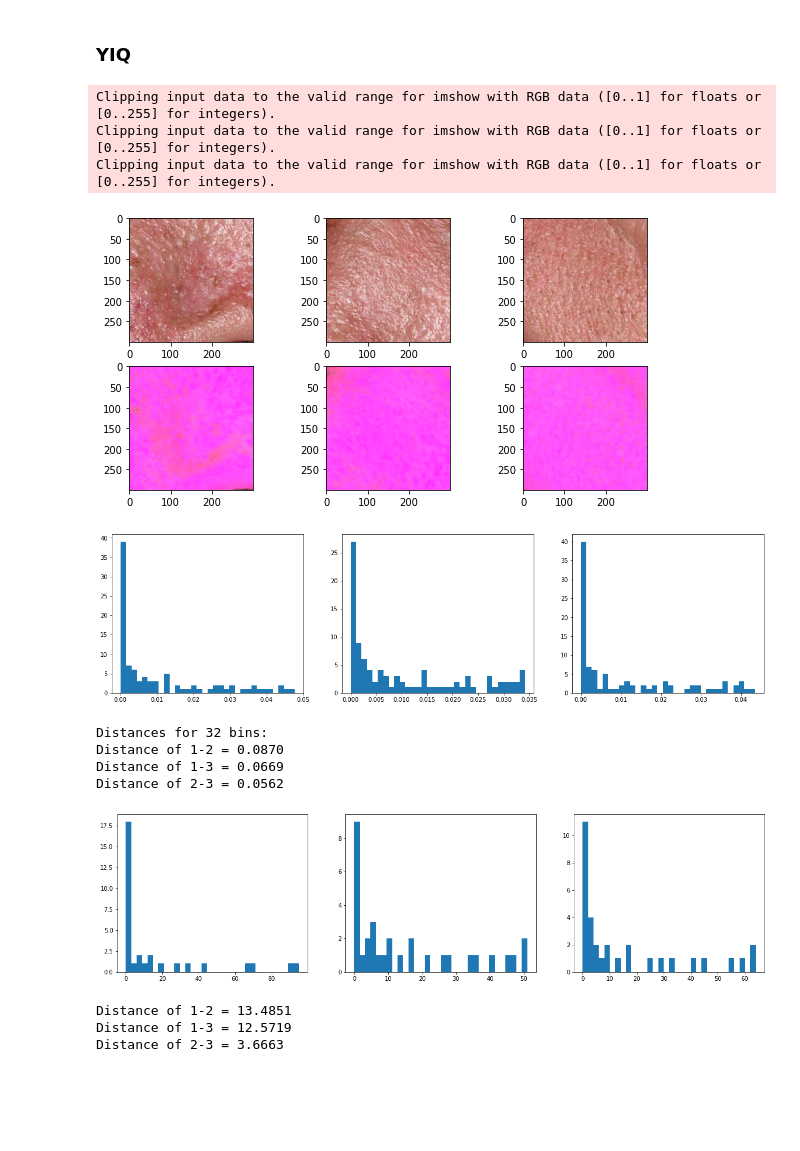
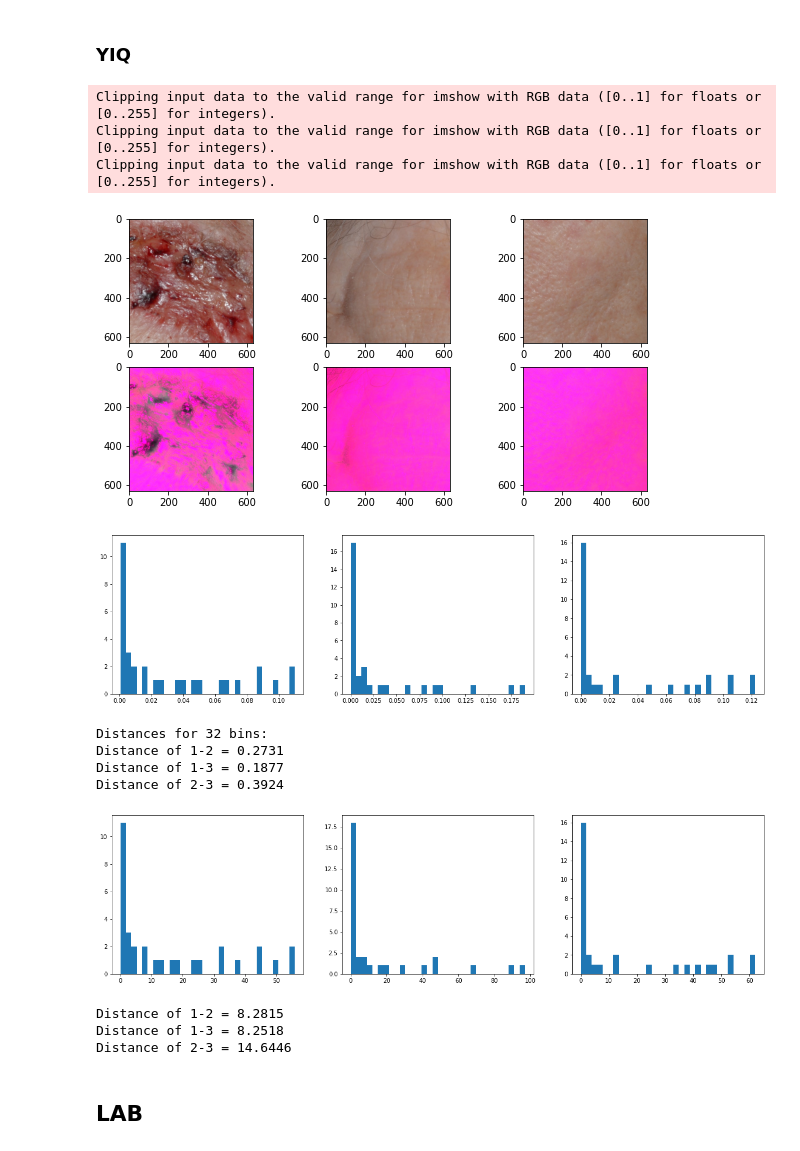
Before and after one commit to GiannisChouliaras/Thesis, a Jupyter notebook: notebooks/120522_colour_difference_using_histograms.ipynb, the cells around one changed output. Cells and saved outputs as stored; diff of their text form; code cells hidden in the pictures; blank space fills up the shorter version.

```diff
--- a/notebooks/120522_colour_difference_using_histograms.ipynb
+++ b/notebooks/120522_colour_difference_using_histograms.ipynb
@@ -9,7 +9,7 @@ cases = Cases()
 # %% [markdown]
 ##### AK before treatment
 # %%
-case = 'CASE141'
+case = 'CASE8'
 
 case_before = cases.before[case]
 
@@ -55,6 +50,7 @@ def global_histogram(img, bins, norm='sum', factor=512) -> np.ndarray:
         hG,_ = np.histogram(img[:,:,1], bins=bins)
         hB,_ = np.histogram(img[:,:,2], bins=bins)
         hist = np.concatenate([hR, hG, hB])
+        hist = hR
 
     # normalizes histogram
     hist = hist.astype(float)
@@ -74,7 +70,7 @@ def euclidean_distance(p, q):
 ##### Using sum
 # %%
 num_bins = 32
-selected_case = case_after
+selected_case = case_before
 
 # compute the histograms of the case before treatment
 rgbh_1 = global_histogram(img=selected_case[0], bins=num_bins)
@@ -191,7 +187,7 @@ Distance of 2-3 = 3.8858
 # %%
 # transform images in YIQ using skimage
 
-from skimage.color import yiq2rgb
+from skimage.color import yiq2rgb, rgb2lab
 
 case_yiq_before = [yiq2rgb(img) for img in selected_case]
 
@@ -208,7 +204,7 @@ plt.show()
 Clipping input data to the valid range for imshow with RGB data ([0..1] for floats or [0..255] for integers).
 Clipping input data to the valid range for imshow with RGB data ([0..1] for floats or [0..255] for integers).
 Clipping input data to the valid range for imshow with RGB data ([0..1] for floats or [0..255] for integers).
-[figure, old version]
+[figure, new version]
 # %%
 yiqh_1 = global_histogram(img=case_yiq_before[0], bins=num_bins)
 yiqh_2 = global_histogram(img=case_yiq_before[1], bins=num_bins)
@@ -227,28 +223,30 @@ print("Distance of 1-2 = %.4f" % (euclidean_distance(yiqh_1, yiqh_2)))
 print("Distance of 1-3 = %.4f" % (euclidean_distance(yiqh_1, yiqh_3)))
 print("Distance of 2-3 = %.4f" % (euclidean_distance(yiqh_2, yiqh_3)))
 # %% [output]
-[figure, old version]
+[figure, new version]
 Distances for 32 bins:
-Distance of 1-2 = 0.0870
-Distance of 1-3 = 0.0669
-Distance of 2-3 = 0.0562
+Distance of 1-2 = 0.2731
+Distance of 1-3 = 0.1877
+Distance of 2-3 = 0.3924
 # %%
-yiqh_1 = global_histogram(luminance(case_yiq_before[0]), bins=num_bins, norm="value")
-yiqh_2 = global_histogram(luminance(case_yiq_before[1]), bins=num_bins, norm="value")
-yiqh_3 = global_histogram(luminance(case_yiq_before[2]), bins=num_bins, norm="value")
+yiqh_1 = global_histogram(case_yiq_before[0], bins=num_bins, norm="value")
+yiqh_2 = global_histogram(case_yiq_before[1], bins=num_bins, norm="value")
+yiqh_3 = global_histogram(case_yiq_before[2], bins=num_bins, norm="value")
 
 # Plot the histograms
 plt.figure(figsize=(20, 5))
 plt.subplot(131); plt.hist(yiqh_1, bins=num_bins)
 plt.subplot(132); plt.hist(yiqh_2, bins=num_bins)
 plt.subplot(133); plt.hist(yiqh_3, bins=num_bins)
 plt.show()
 
 print("Distance of 1-2 = %.4f" % (log_euclidean_distance(yiqh_1, yiqh_2)))
 print("Distance of 1-3 = %.4f" % (log_euclidean_distance(yiqh_1, yiqh_3)))
 print("Distance of 2-3 = %.4f" % (log_euclidean_distance(yiqh_2, yiqh_3)))
 # %% [output]
-[figure, old version]
+[figure, new version]
-Distance of 1-2 = 13.4851
-Distance of 1-3 = 12.5719
-Distance of 2-3 = 3.6663
+Distance of 1-2 = 8.2815
+Distance of 1-3 = 8.2518
+Distance of 2-3 = 14.6446
+# %% [markdown]
+## LAB
```
Also changed, not shown: parts of 10 cells of this notebook, 23 other files.
